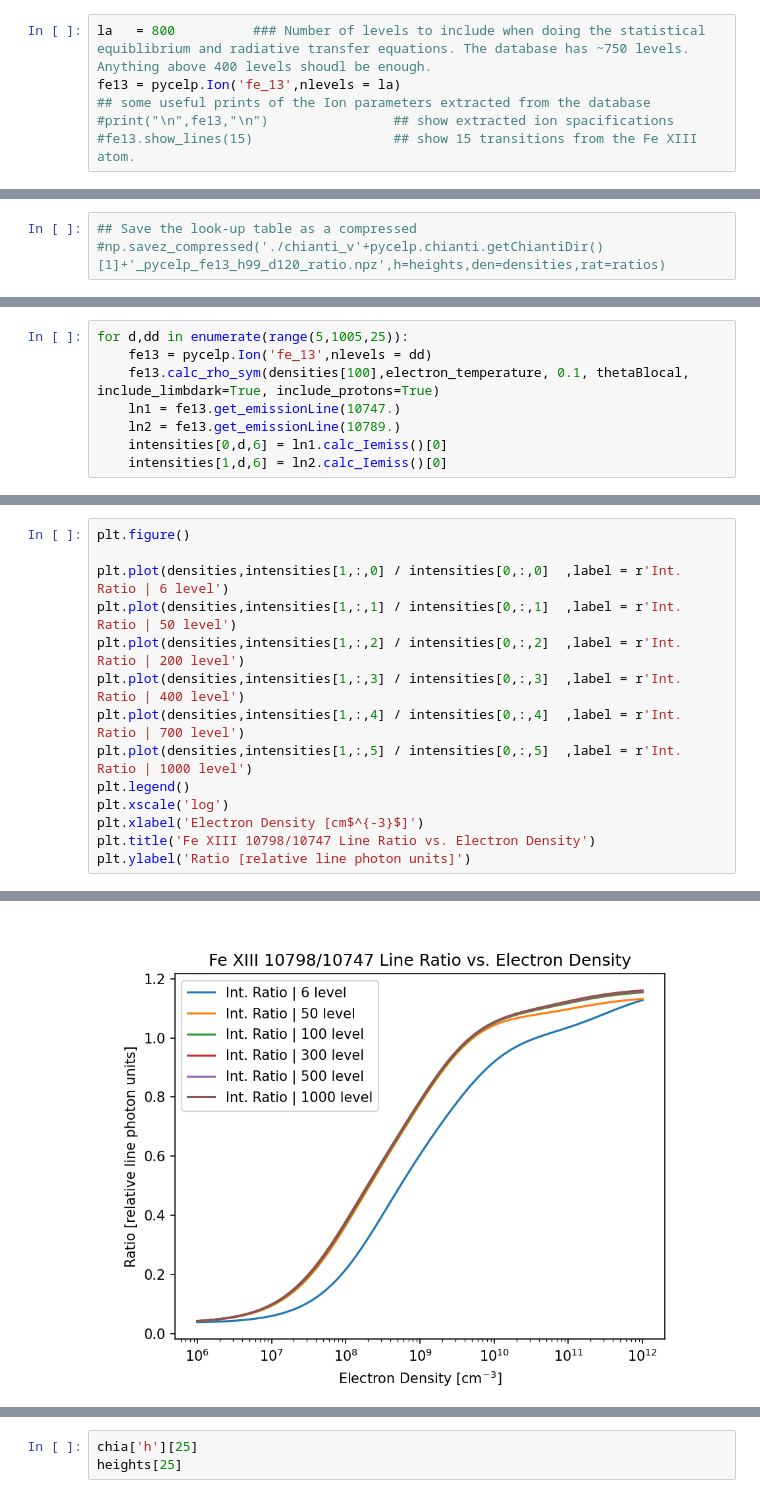
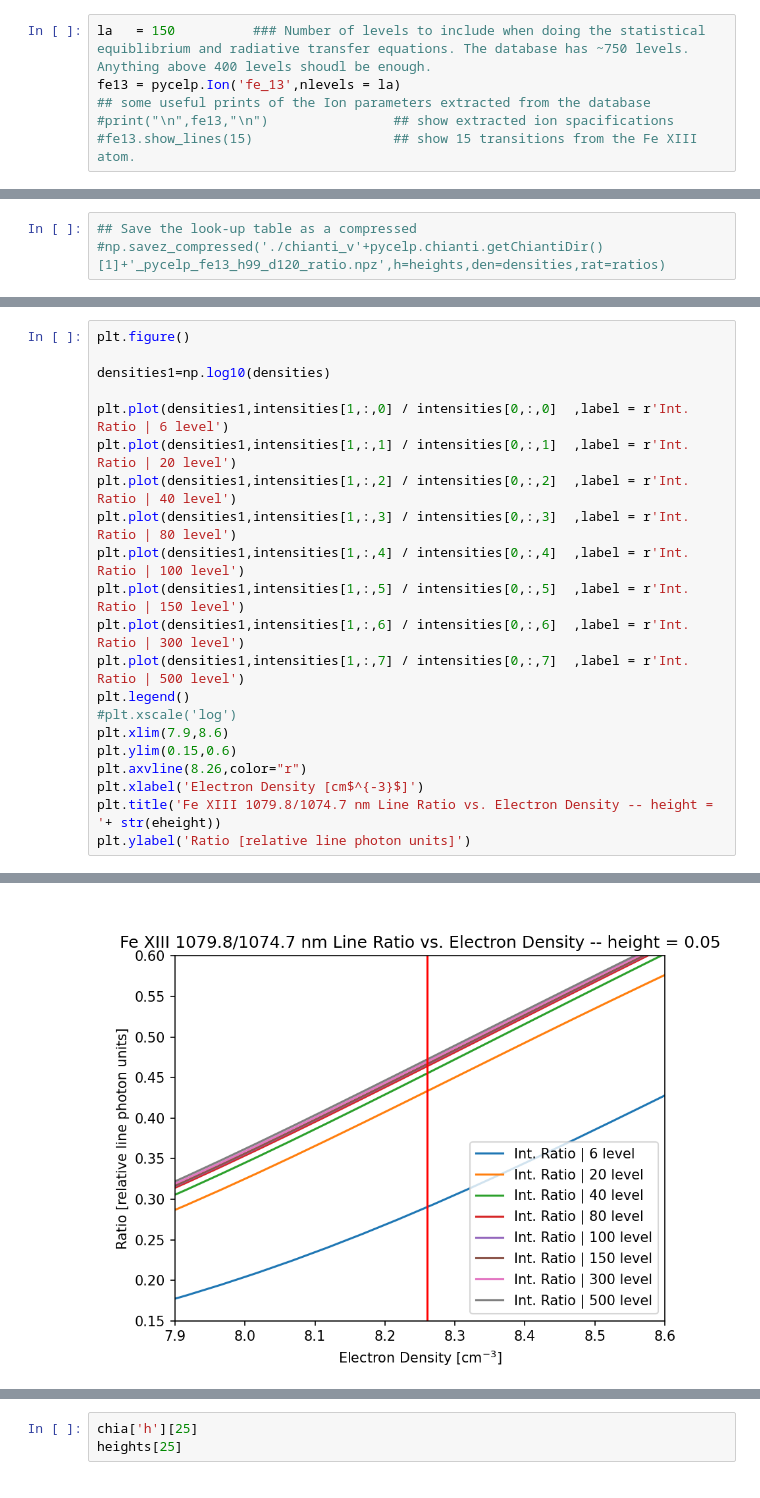
Before and after one commit to arparaschiv/FeXIII-coronal-density, a Jupyter notebook: PyCELP_generate_lookup.ipynb, the cells around one changed output, grey strips where cells are left out. Drawn from its saved outputs; the diff is of its cells as text.

```diff
--- a/PyCELP_generate_lookup.ipynb
+++ b/PyCELP_generate_lookup.ipynb
@@ -37,5 +40,5 @@ os.environ["XUVTOP"] = '/home/noxpara/Documents/physics_progs/CHIANTI_10.1_datab
 # %%
-la   = 800          ### Number of levels to include when doing the statistical equiblibrium and radiative transfer equations. The database has ~750 levels. Anything above 400 levels shoudl be enough.
+la   = 150          ### Number of levels to include when doing the statistical equiblibrium and radiative transfer equations. The database has ~750 levels. Anything above 400 levels shoudl be enough.
 fe13 = pycelp.Ion('fe_13',nlevels = la)
 ## some useful prints of the Ion parameters extracted from the database
 #print("\n",fe13,"\n")                ## show extracted ion spacifications
@@ -149,8 +143,0 @@ Estimate how detailed the atomic calculations need to be to ensure variation is
-# %%
-for d,dd in enumerate(range(5,1005,25)):
-    fe13 = pycelp.Ion('fe_13',nlevels = dd)
-    fe13.calc_rho_sym(densities[100],electron_temperature, 0.1, thetaBlocal, include_limbdark=True, include_protons=True)
-    ln1 = fe13.get_emissionLine(10747.)
-    ln2 = fe13.get_emissionLine(10789.)
-    intensities[0,d,6] = ln1.calc_Iemiss()[0]
-    intensities[1,d,6] = ln2.calc_Iemiss()[0]
@@ -241,17 +233,24 @@ for d,edens in enumerate(densities):
 # %%
 plt.figure()
 
-plt.plot(densities,intensities[1,:,0] / intensities[0,:,0]  ,label = r'Int. Ratio | 6 level')
-plt.plot(densities,intensities[1,:,1] / intensities[0,:,1]  ,label = r'Int. Ratio | 50 level')
-plt.plot(densities,intensities[1,:,2] / intensities[0,:,2]  ,label = r'Int. Ratio | 200 level')
-plt.plot(densities,intensities[1,:,3] / intensities[0,:,3]  ,label = r'Int. Ratio | 400 level')
-plt.plot(densities,intensities[1,:,4] / intensities[0,:,4]  ,label = r'Int. Ratio | 700 level')
-plt.plot(densities,intensities[1,:,5] / intensities[0,:,5]  ,label = r'Int. Ratio | 1000 level')
+densities1=np.log10(densities)
+
+plt.plot(densities1,intensities[1,:,0] / intensities[0,:,0]  ,label = r'Int. Ratio | 6 level')
+plt.plot(densities1,intensities[1,:,1] / intensities[0,:,1]  ,label = r'Int. Ratio | 20 level')
+plt.plot(densities1,intensities[1,:,2] / intensities[0,:,2]  ,label = r'Int. Ratio | 40 level')
+plt.plot(densities1,intensities[1,:,3] / intensities[0,:,3]  ,label = r'Int. Ratio | 80 level')
+plt.plot(densities1,intensities[1,:,4] / intensities[0,:,4]  ,label = r'Int. Ratio | 100 level')
+plt.plot(densities1,intensities[1,:,5] / intensities[0,:,5]  ,label = r'Int. Ratio | 150 level')
+plt.plot(densities1,intensities[1,:,6] / intensities[0,:,6]  ,label = r'Int. Ratio | 300 level')
+plt.plot(densities1,intensities[1,:,7] / intensities[0,:,7]  ,label = r'Int. Ratio | 500 level')
 plt.legend()
-plt.xscale('log')
+#plt.xscale('log')
+plt.xlim(7.9,8.6)
+plt.ylim(0.15,0.6)
+plt.axvline(8.26,color="r")
 plt.xlabel('Electron Density [cm$^{-3}$]')
-plt.title('Fe XIII 10798/10747 Line Ratio vs. Electron Density')
+plt.title('Fe XIII 1079.8/1074.7 nm Line Ratio vs. Electron Density -- height = '+ str(eheight))
 plt.ylabel('Ratio [relative line photon units]')
 # %% [output]
 Text(0, 0.5, 'Ratio [relative line photon units]')
-[figure, old version]
+[figure, new version]
```
Also changed, not shown: parts of 22 cells of this notebook, 2 other files.
